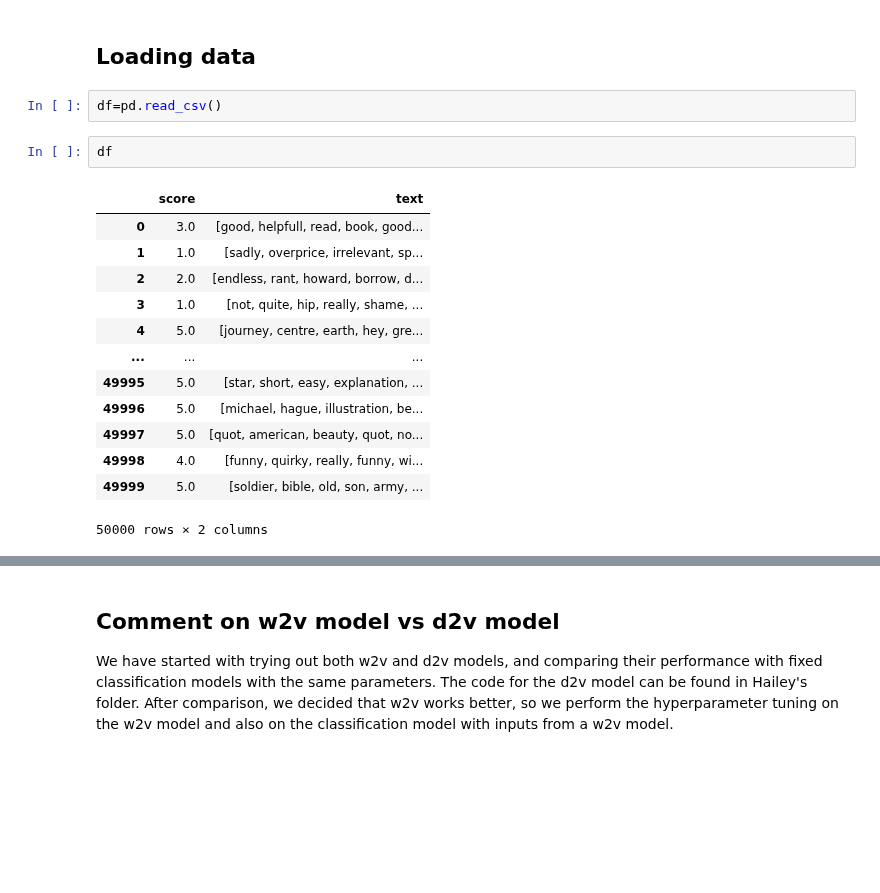
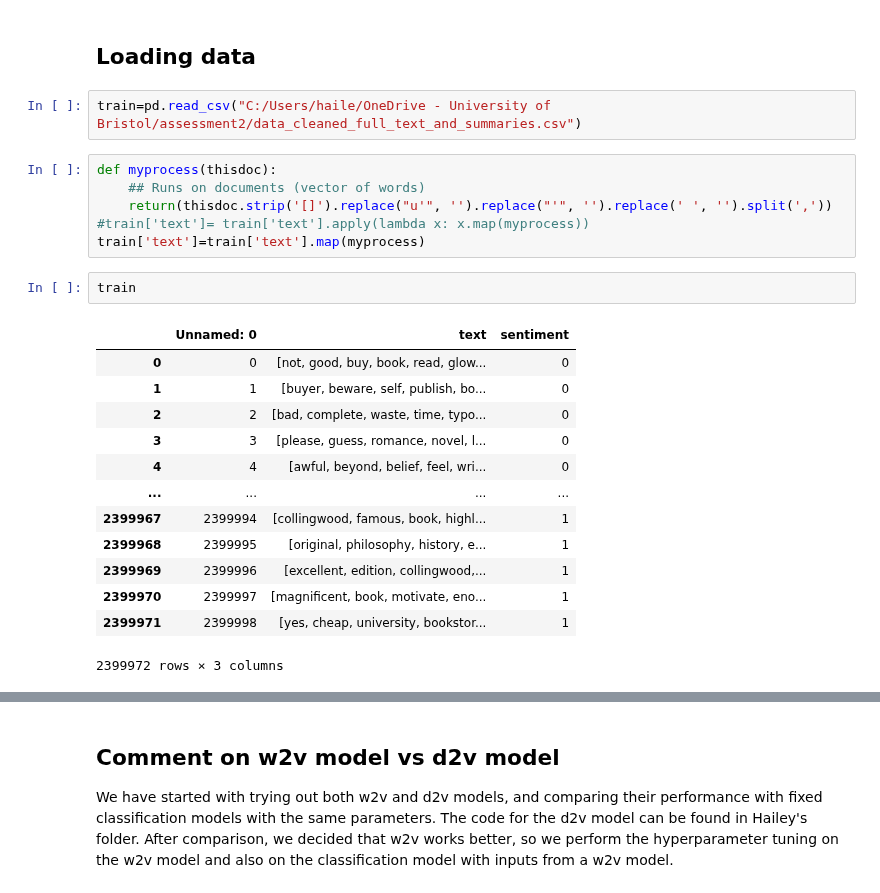
Before and after one commit to XinnGuan/DST_Assessment2, a Jupyter notebook: report/04-Word2vec.ipynb, the cells around one changed output, grey strips where cells are left out. Cells and saved outputs as stored; diff of their text form; blank space fills up the shorter version.

```diff
--- a/report/04-Word2vec.ipynb
+++ b/report/04-Word2vec.ipynb
@@ -13,21 +13,27 @@ from sklearn.decomposition import PCA
 import xgboost as xgb
 # %% [markdown]
 ## Loading data
-# %%
-df=pd.read_csv()
-# %%
-df
-# %% [output]
-|  | score | text |
-| 0 | 3.0 | [good, helpfull, read, book, good... |
-| 1 | 1.0 | [sadly, overprice, irrelevant, sp... |
-| 2 | 2.0 | [endless, rant, howard, borrow, d... |
-| 3 | 1.0 | [not, quite, hip, really, shame, ... |
-| 4 | 5.0 | [journey, centre, earth, hey, gre... |
-| ... | ... | ... |
-| 49995 | 5.0 | [star, short, easy, explanation, ... |
-| 49996 | 5.0 | [michael, hague, illustration, be... |
-| 49997 | 5.0 | [quot, american, beauty, quot, no... |
-| 49998 | 4.0 | [funny, quirky, really, funny, wi... |
-| 49999 | 5.0 | [soldier, bible, old, son, army, ... |
-50000 rows × 2 columns
+# %%
+train=pd.read_csv("C:/Users/haile/OneDrive - University of Bristol/assessment2/data_cleaned_full_text_and_summaries.csv")
+# %%
+def myprocess(thisdoc):
+    ## Runs on documents (vector of words)
+    return(thisdoc.strip('[]').replace("u'", '').replace("'", '').replace(' ', '').split(','))
+#train['text']= train['text'].apply(lambda x: x.map(myprocess))
+train['text']=train['text'].map(myprocess)
+# %%
+train
+# %% [output]
+|  | Unnamed: 0 | text | sentiment |
+| 0 | 0 | [not, good, buy, book, read, glow... | 0 |
+| 1 | 1 | [buyer, beware, self, publish, bo... | 0 |
+| 2 | 2 | [bad, complete, waste, time, typo... | 0 |
+| 3 | 3 | [please, guess, romance, novel, l... | 0 |
+| 4 | 4 | [awful, beyond, belief, feel, wri... | 0 |
+| ... | ... | ... | ... |
+| 2399967 | 2399994 | [collingwood, famous, book, highl... | 1 |
+| 2399968 | 2399995 | [original, philosophy, history, e... | 1 |
+| 2399969 | 2399996 | [excellent, edition, collingwood,... | 1 |
+| 2399970 | 2399997 | [magnificent, book, motivate, eno... | 1 |
+| 2399971 | 2399998 | [yes, cheap, university, bookstor... | 1 |
+2399972 rows × 3 columns
```
Also changed, not shown: parts of 21 cells of this notebook, 2 other files.
